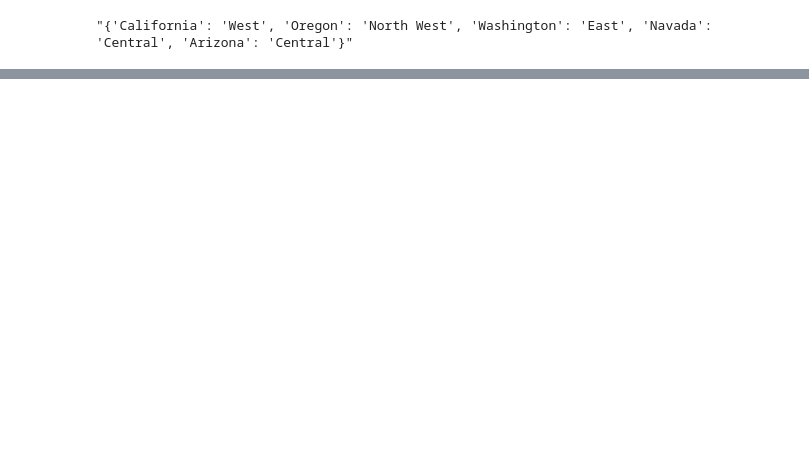
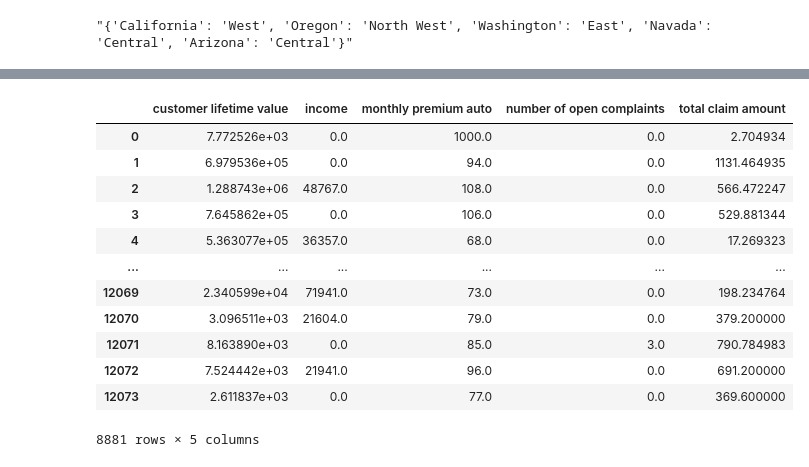
Before and after one commit to OdeliaAhdout/car_insurance_case_study_OA, a Jupyter notebook: ca_lab.ipynb, the cells around one changed output, grey strips where cells are left out. Cells and saved outputs as stored; diff of their text form; code cells hidden in the pictures; blank space fills up the shorter version.

```diff
--- a/ca_lab.ipynb
+++ b/ca_lab.ipynb
@@ -556,0 +607,17 @@ NameError: name 'select_dtypes' is not defined
+# %%
+ca_numeric = ca_df.select_dtypes(include=float)
+ca_numeric
+# %% [output]
+|  | customer lifetime value | income | monthly premium auto | number of open complaints | total claim amount |
+| 0 | 7.772526e+03 | 0.0 | 1000.0 | 0.0 | 2.704934 |
+| 1 | 6.979536e+05 | 0.0 | 94.0 | 0.0 | 1131.464935 |
+| 2 | 1.288743e+06 | 48767.0 | 108.0 | 0.0 | 566.472247 |
+| 3 | 7.645862e+05 | 0.0 | 106.0 | 0.0 | 529.881344 |
+| 4 | 5.363077e+05 | 36357.0 | 68.0 | 0.0 | 17.269323 |
+| ... | ... | ... | ... | ... | ... |
+| 12069 | 2.340599e+04 | 71941.0 | 73.0 | 0.0 | 198.234764 |
+| 12070 | 3.096511e+03 | 21604.0 | 79.0 | 0.0 | 379.200000 |
+| 12071 | 8.163890e+03 | 0.0 | 85.0 | 3.0 | 790.784983 |
+| 12072 | 7.524442e+03 | 21941.0 | 96.0 | 0.0 | 691.200000 |
+| 12073 | 2.611837e+03 | 0.0 | 77.0 | 0.0 | 369.600000 |
+8881 rows × 5 columns
```
Also changed, not shown: parts of 42 cells of this notebook.
